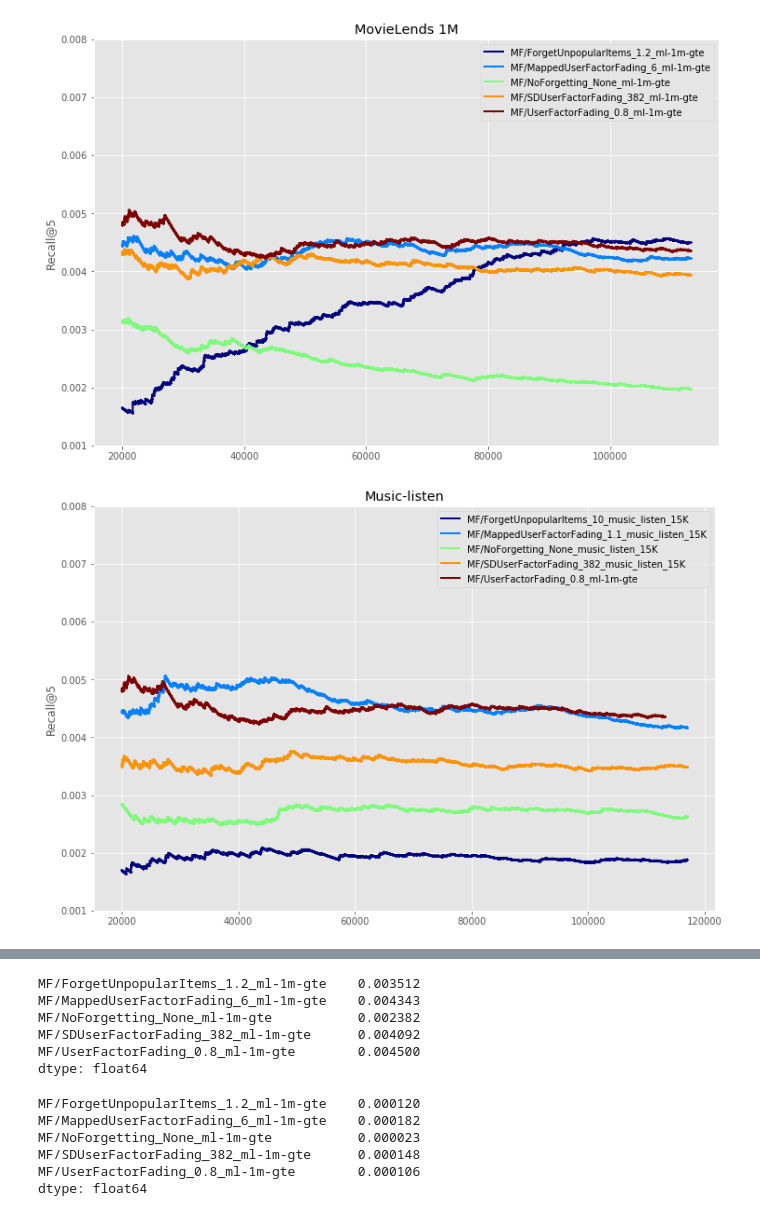
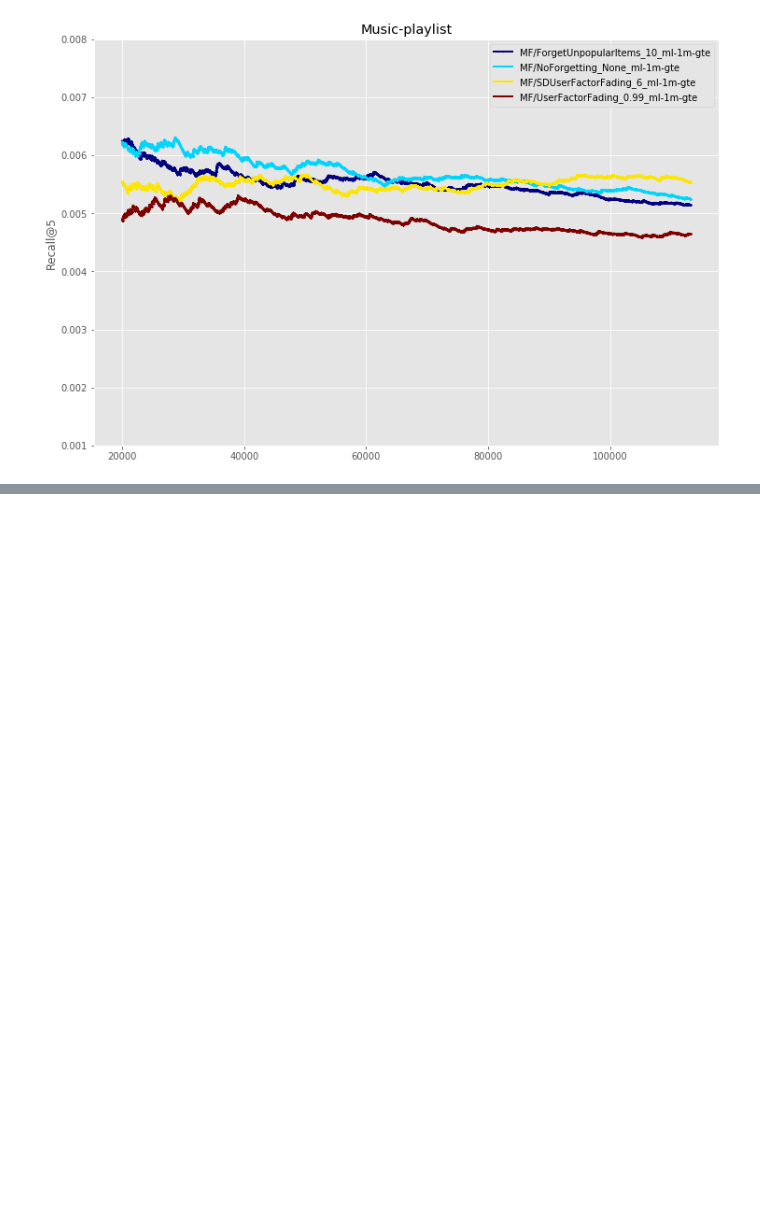
Before and after one commit to eduferreiraj/flurs, a Jupyter notebook: tools/data_analysis.ipynb, the cells around one changed output, grey strips where cells are left out. Saved outputs shown, nothing was run; the diff lists cells and outputs as text; code cells hidden in the pictures; blank space fills up the shorter version.

```diff
--- a/tools/data_analysis.ipynb
+++ b/tools/data_analysis.ipynb
@@ -93,29 +93,28 @@ def plot(recallDF, name):
         plt.ylim([0.001,0.008])
         ax.set(xlabel="", ylabel='Recall@{}'.format(__RECALLAT__))
 # %%
-recallML, uptimeML, rectimeML = getDF(["MFRecommender_ForgetUnpopularItems_1.2_ml-1m-gte.dat",
-         "MFRecommender_MappedUserFactorFading_6_ml-1m-gte.dat",
+# recallML, uptimeML, rectimeML = getDF(["MFRecommender_ForgetUnpopularItems_1.2_ml-1m-gte.dat",
+# #          "MFRecommender_MappedUserFactorFading_6_ml-1m-gte.dat",
+#          "MFRecommender_NoForgetting_None_ml-1m-gte.dat",
+#          "MFRecommender_SDUserFactorFading_382_ml-1m-gte.dat",
+#          "MFRecommender_UserFactorFading_0.8_ml-1m-gte.dat"])
+
+# plot(recallML[20000:], "MovieLens 1M")
+
+# recallMusic, uptimeMusic, rectimeMusic = getDF(["MFRecommender_ForgetUnpopularItems_10_music_listen_15K.dat",
+# #          "MFRecommender_MappedUserFactorFading_1.1_music_listen_15K.dat",
+#          "MFRecommender_NoForgetting_None_music_listen_15K.dat",
+#          "MFRecommender_SDUserFactorFading_382_music_listen_15K.dat",
+#          "MFRecommender_UserFactorFading_0.8_ml-1m-gte.dat"])
+
+# plot(recallMusic[20000:], "Music-listen")
+
+recallMP, uptimeMP, rectimeMP = getDF(["MFRecommender_ForgetUnpopularItems_10_ml-1m-gte.dat",
+#          "MFRecommender_MappedUserFactorFading_2.3_music_playlist.dat",
          "MFRecommender_NoForgetting_None_ml-1m-gte.dat",
-         "MFRecommender_SDUserFactorFading_382_ml-1m-gte.dat",
-         "MFRecommender_UserFactorFading_0.8_ml-1m-gte.dat"])
-
-plot(recallML[20000:], "MovieLens 1M")
-
-recallMusic, uptimeMusic, rectimeMusic = getDF(["MFRecommender_ForgetUnpopularItems_10_music_listen_15K.dat",
-         "MFRecommender_MappedUserFactorFading_1.1_music_listen_15K.dat",
-         "MFRecommender_NoForgetting_None_music_listen_15K.dat",
-         "MFRecommender_SDUserFactorFading_382_music_listen_15K.dat",
-         "MFRecommender_UserFactorFading_0.8_ml-1m-gte.dat"])
-
-plot(recallMusic[20000:], "Music-listen")
-
-recallMP, uptimeMP, rectimeMP = getDF(["MFRecommender_ForgetUnpopularItems_4.0_music_playlist.dat",
-         "MFRecommender_MappedUserFactorFading_2.3_music_playlist.dat",
-         "MFRecommender_NoForgetting_None_music_playlist.dat",
-         "MFRecommender_SDUserFactorFading_382_music_playlist.dat",
-         "MFRecommender_UserFactorFading_0.8_music_playlist.dat"])
+         "MFRecommender_SDUserFactorFading_6_ml-1m-gte.dat",
+         "MFRecommender_UserFactorFading_0.99_ml-1m-gte.dat"])
 
 plot(recallMP[20000:], "Music-playlist")
 # %% [output]
-[figure, old version]
+[figure, new version]
-[figure, removed]
@@ -123,18 +120,0 @@ plot(recallMP[20000:], "Music-playlist")
-# %%
-recallML[20000:].mean()
-# %% [output]
-MF/ForgetUnpopularItems_1.2_ml-1m-gte    0.003512
-MF/MappedUserFactorFading_6_ml-1m-gte    0.004343
-MF/NoForgetting_None_ml-1m-gte           0.002382
-MF/SDUserFactorFading_382_ml-1m-gte      0.004092
-MF/UserFactorFading_0.8_ml-1m-gte        0.004500
-dtype: float64
-# %%
-rectimeML[20000:].mean()
-# %% [output]
-MF/ForgetUnpopularItems_1.2_ml-1m-gte    0.000120
-MF/MappedUserFactorFading_6_ml-1m-gte    0.000182
-MF/NoForgetting_None_ml-1m-gte           0.000023
-MF/SDUserFactorFading_382_ml-1m-gte      0.000148
-MF/UserFactorFading_0.8_ml-1m-gte        0.000106
-dtype: float64
```
Also changed, not shown: parts of 8 cells of this notebook, 6 other files.
